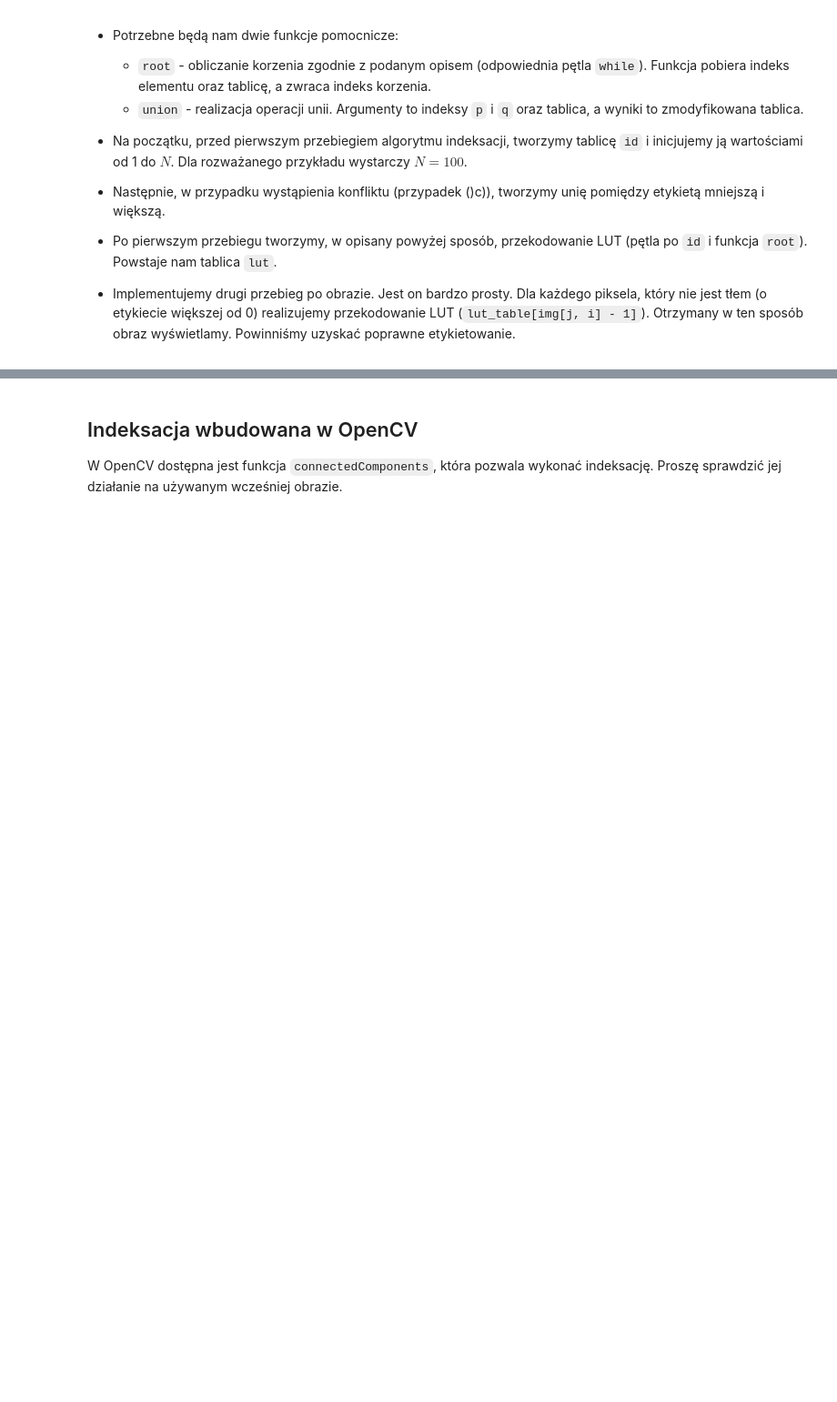
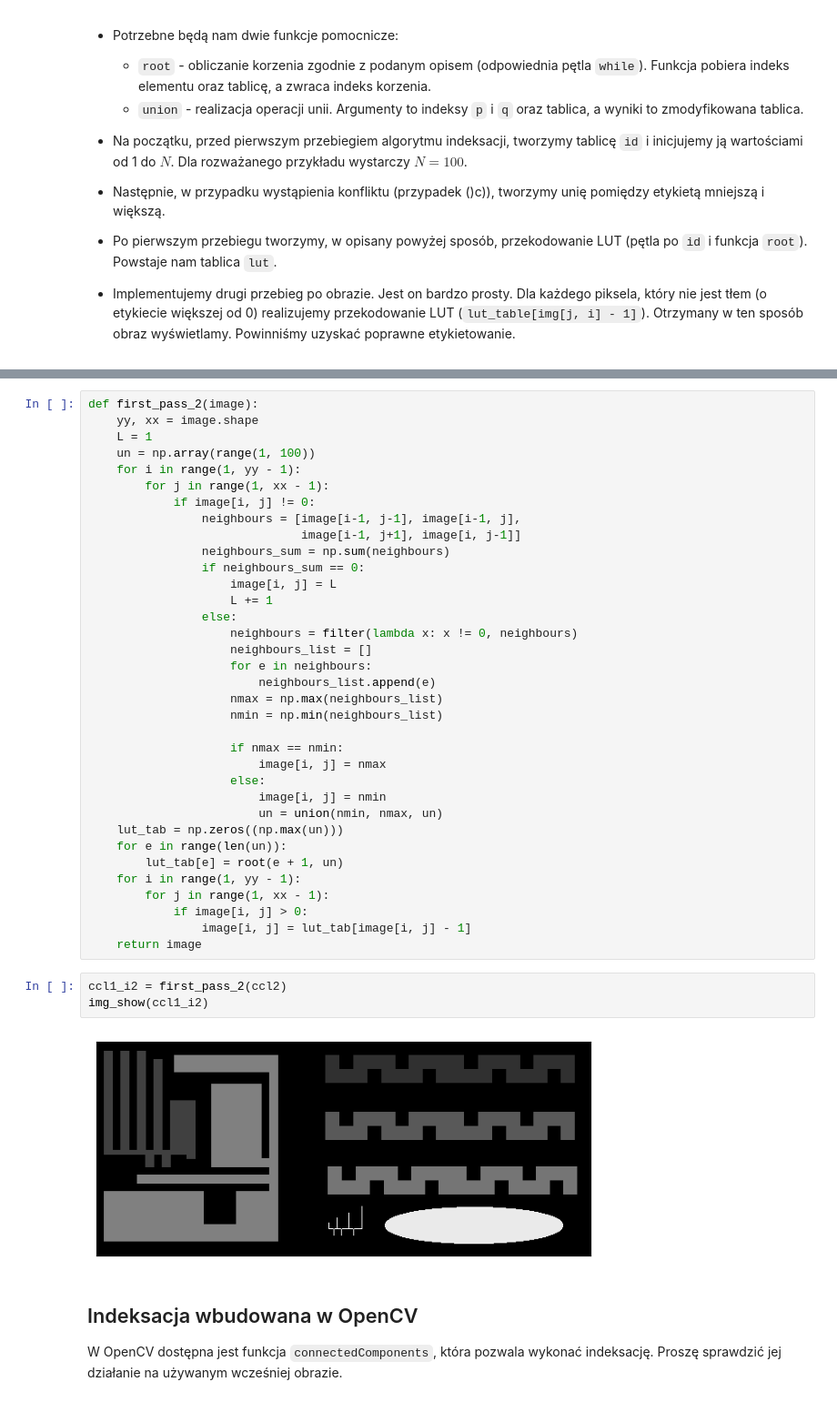
Before and after one commit to lukaszfilo-agh/Vision-systems, a Jupyter notebook: LAB13/13_ccl.ipynb, the cells around one changed output, grey strips where cells are left out. Shown at 91% size. Saved outputs shown, nothing was run; the diff lists cells and outputs as text; blank space fills up the shorter version.

```diff
--- a/LAB13/13_ccl.ipynb
+++ b/LAB13/13_ccl.ipynb
@@ -231,3 +285,43 @@ Zasadniczo sprowadza się on do obliczenia dla każdej możliwej etykiety jej ko
+# %%
+def first_pass_2(image):
+    yy, xx = image.shape
+    L = 1
+    un = np.array(range(1, 100))
+    for i in range(1, yy - 1):
+        for j in range(1, xx - 1):
+            if image[i, j] != 0:
+                neighbours = [image[i-1, j-1], image[i-1, j],
+                              image[i-1, j+1], image[i, j-1]]
+                neighbours_sum = np.sum(neighbours)
+                if neighbours_sum == 0:
+                    image[i, j] = L
+                    L += 1
+                else:
+                    neighbours = filter(lambda x: x != 0, neighbours)
+                    neighbours_list = []
+                    for e in neighbours:
+                        neighbours_list.append(e)
+                    nmax = np.max(neighbours_list)
+                    nmin = np.min(neighbours_list)
+
+                    if nmax == nmin:
+                        image[i, j] = nmax
+                    else:
+                        image[i, j] = nmin
+                        un = union(nmin, nmax, un)
+    lut_tab = np.zeros((np.max(un)))
+    for e in range(len(un)):
+        lut_tab[e] = root(e + 1, un)
+    for i in range(1, yy - 1):
+        for j in range(1, xx - 1):
+            if image[i, j] > 0:
+                image[i, j] = lut_tab[image[i, j] - 1]
+    return image
+# %%
+ccl1_i2 = first_pass_2(ccl2)
+img_show(ccl1_i2)
+# %% [output]
+[figure, added]
 # %% [markdown]
 ## Indeksacja wbudowana w OpenCV
 
```
Also changed, not shown: parts of 17 cells of this notebook, 1 other file.
